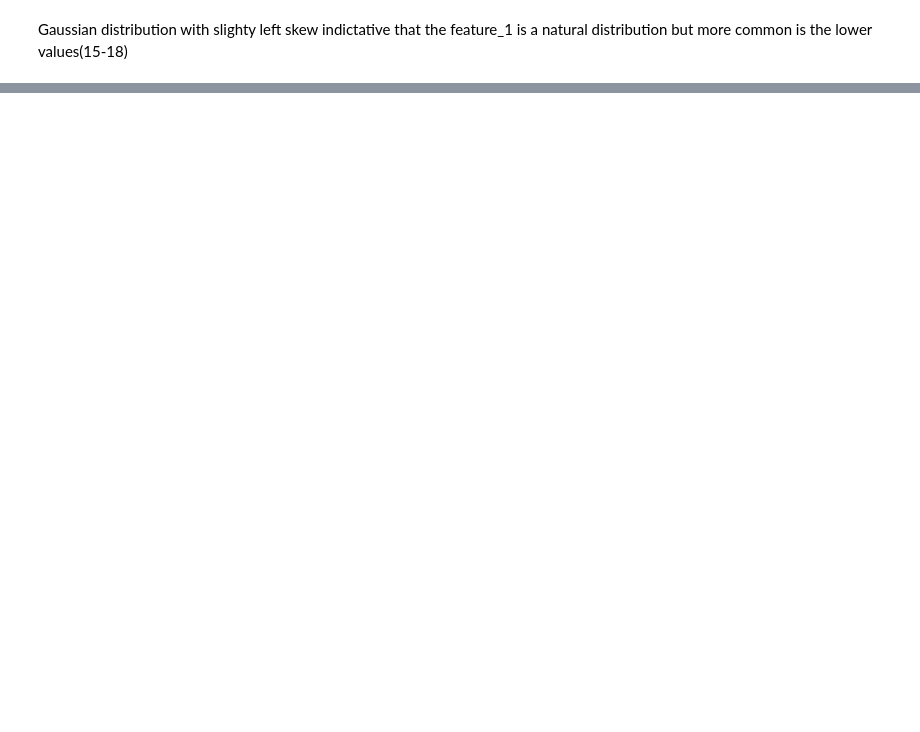
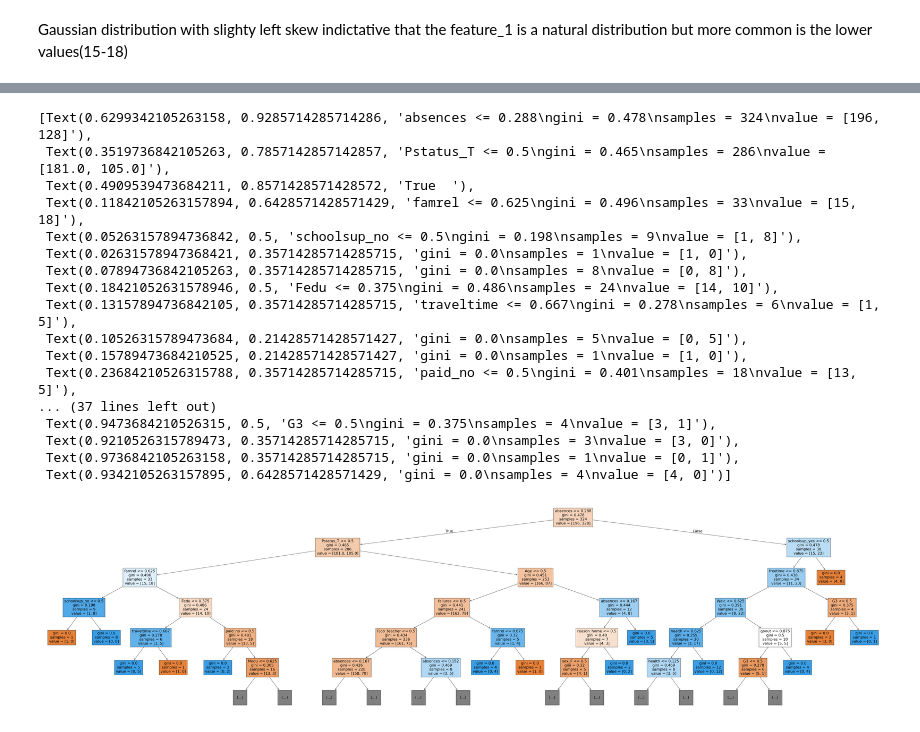
Before and after one commit to adithjayakrishnan/CampusPulse, a Jupyter notebook: workpad.ipynb, the cells around one changed output, grey strips where cells are left out. Cells and saved outputs as stored; diff of their text form; code cells hidden in the pictures; blank space fills up the shorter version.

```diff
--- a/workpad.ipynb
+++ b/workpad.ipynb
@@ -370,0 +421,10 @@ fig.show()
+# %%
+from sklearn.preprocessing import OneHotEncoder
+encode =OneHotEncoder(sparse_output=False,handle_unknown='ignore')
+encode.fit(train_i[categorical])
+encoded=list(encode.get_feature_names_out(categorical))
+train_i[encoded]=encode.transform(train_i[categorical])
+# %%
+from sklearn.linear_model import LogisticRegression
+modell=LogisticRegression()
+modell.fit(train_i[numeric+encoded],train_t)
@@ -370,0 +433,4 @@ fig.show()
+# %%
+from sklearn.tree import DecisionTreeClassifier
+modeltree=DecisionTreeClassifier(random_state=42)
+modeltree.fit(train_i[numeric+encoded],train_t)
@@ -370,0 +455,4 @@ fig.show()
+# %%
+x_train=train_i[numeric+encoded]
+train_preds=list(modeltree.predict(x_train))
+train_preds
@@ -370,0 +503,23 @@ fig.show()
+# %%
+from sklearn.tree import plot_tree,export_text
+plt.figure(figsize=(80,20))
+plot_tree(modeltree,feature_names=x_train.columns,max_depth=5,filled=True)
+# %% [output]
+[Text(0.6299342105263158, 0.9285714285714286, 'absences <= 0.288\ngini = 0.478\nsamples = 324\nvalue = [196, 128]'),
+ Text(0.3519736842105263, 0.7857142857142857, 'Pstatus_T <= 0.5\ngini = 0.465\nsamples = 286\nvalue = [181.0, 105.0]'),
+ Text(0.4909539473684211, 0.8571428571428572, 'True  '),
+ Text(0.11842105263157894, 0.6428571428571429, 'famrel <= 0.625\ngini = 0.496\nsamples = 33\nvalue = [15, 18]'),
+ Text(0.05263157894736842, 0.5, 'schoolsup_no <= 0.5\ngini = 0.198\nsamples = 9\nvalue = [1, 8]'),
+ Text(0.02631578947368421, 0.35714285714285715, 'gini = 0.0\nsamples = 1\nvalue = [1, 0]'),
+ Text(0.07894736842105263, 0.35714285714285715, 'gini = 0.0\nsamples = 8\nvalue = [0, 8]'),
+ Text(0.18421052631578946, 0.5, 'Fedu <= 0.375\ngini = 0.486\nsamples = 24\nvalue = [14, 10]'),
+ Text(0.13157894736842105, 0.35714285714285715, 'traveltime <= 0.667\ngini = 0.278\nsamples = 6\nvalue = [1, 5]'),
+ Text(0.10526315789473684, 0.21428571428571427, 'gini = 0.0\nsamples = 5\nvalue = [0, 5]'),
+ Text(0.15789473684210525, 0.21428571428571427, 'gini = 0.0\nsamples = 1\nvalue = [1, 0]'),
+ Text(0.23684210526315788, 0.35714285714285715, 'paid_no <= 0.5\ngini = 0.401\nsamples = 18\nvalue = [13, 5]'),
+... (37 lines left out)
+ Text(0.9473684210526315, 0.5, 'G3 <= 0.5\ngini = 0.375\nsamples = 4\nvalue = [3, 1]'),
+ Text(0.9210526315789473, 0.35714285714285715, 'gini = 0.0\nsamples = 3\nvalue = [3, 0]'),
+ Text(0.9736842105263158, 0.35714285714285715, 'gini = 0.0\nsamples = 1\nvalue = [0, 1]'),
+ Text(0.9342105263157895, 0.6428571428571429, 'gini = 0.0\nsamples = 4\nvalue = [4, 0]')]
+[figure, added]
```
Also changed, not shown: parts of 65 cells of this notebook, 1 other file.
